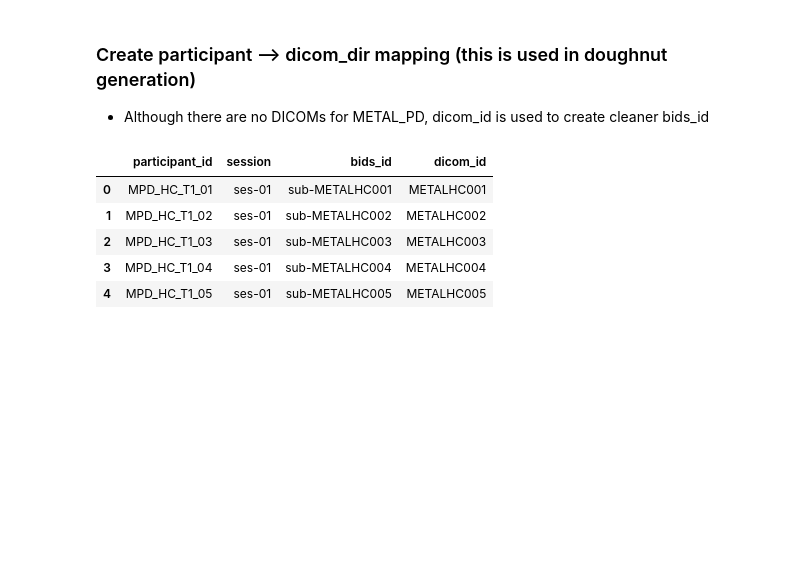
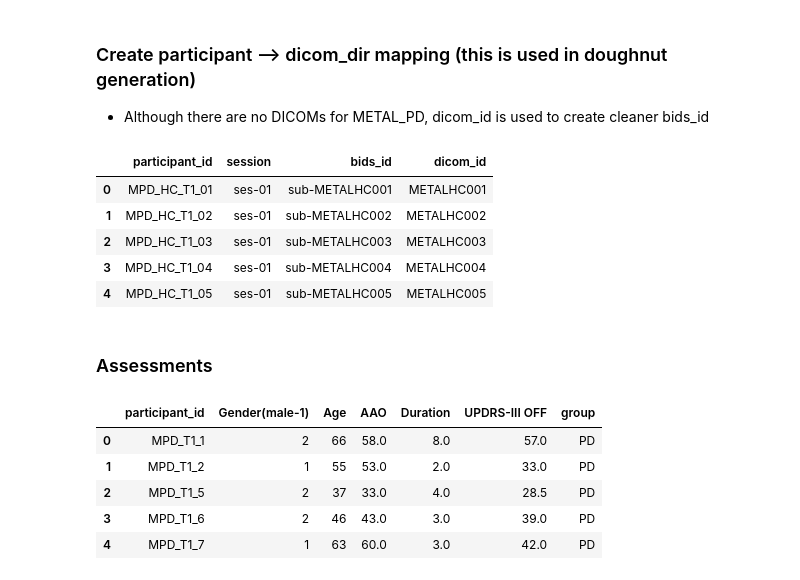
Before and after one commit to neurodatascience/mr_proc-nimhans_serb, a Jupyter notebook: notebooks/manifest_METAL.ipynb, the cells around one changed output. Saved outputs shown, nothing was run; the diff lists cells and outputs as text; code cells hidden in the pictures; blank space fills up the shorter version.

```diff
--- a/notebooks/manifest_METAL.ipynb
+++ b/notebooks/manifest_METAL.ipynb
@@ -12,3 +12,5 @@ dataset_dir = "/home/nikhil/projects/Parkinsons/nimhans/data/PD_METAL"
 
 PD_participants_file = f"{dataset_dir}/scratch/T1/pd/T1_MetalPD.xlsx"
 CTRL_participants_file = f"{dataset_dir}/scratch/T1/control/Metal_PD_HC.ods"
+
+assessment_file = f"{dataset_dir}/tabular/assessments/SERB_MetalPD_dataset_30-10-2023.xlsx"
@@ -140,3 +201,16 @@ demo_df.head()
 | 2 | MPD_HC_T1_03 | ses-01 | sub-METALHC003 | METALHC003 |
 | 3 | MPD_HC_T1_04 | ses-01 | sub-METALHC004 | METALHC004 |
 | 4 | MPD_HC_T1_05 | ses-01 | sub-METALHC005 | METALHC005 |
+# %% [markdown]
+### Assessments
+# %%
+dataset = "Metal_PD" #"SERB" #"Metal_PD"
+assessment_df = pd.read_excel(assessment_file,sheet_name=dataset, engine='openpyxl')
+assessment_df.head()
+# %% [output]
+|  | participant_id | Gender(male-1) | Age | AAO | Duration | UPDRS-III OFF | group |
+| 0 | MPD_T1_1 | 2 | 66 | 58.0 | 8.0 | 57.0 | PD |
+| 1 | MPD_T1_2 | 1 | 55 | 53.0 | 2.0 | 33.0 | PD |
+| 2 | MPD_T1_5 | 2 | 37 | 33.0 | 4.0 | 28.5 | PD |
+| 3 | MPD_T1_6 | 2 | 46 | 43.0 | 3.0 | 39.0 | PD |
+| 4 | MPD_T1_7 | 1 | 63 | 60.0 | 3.0 | 42.0 | PD |
```
Also changed, not shown: parts of 6 cells of this notebook.
